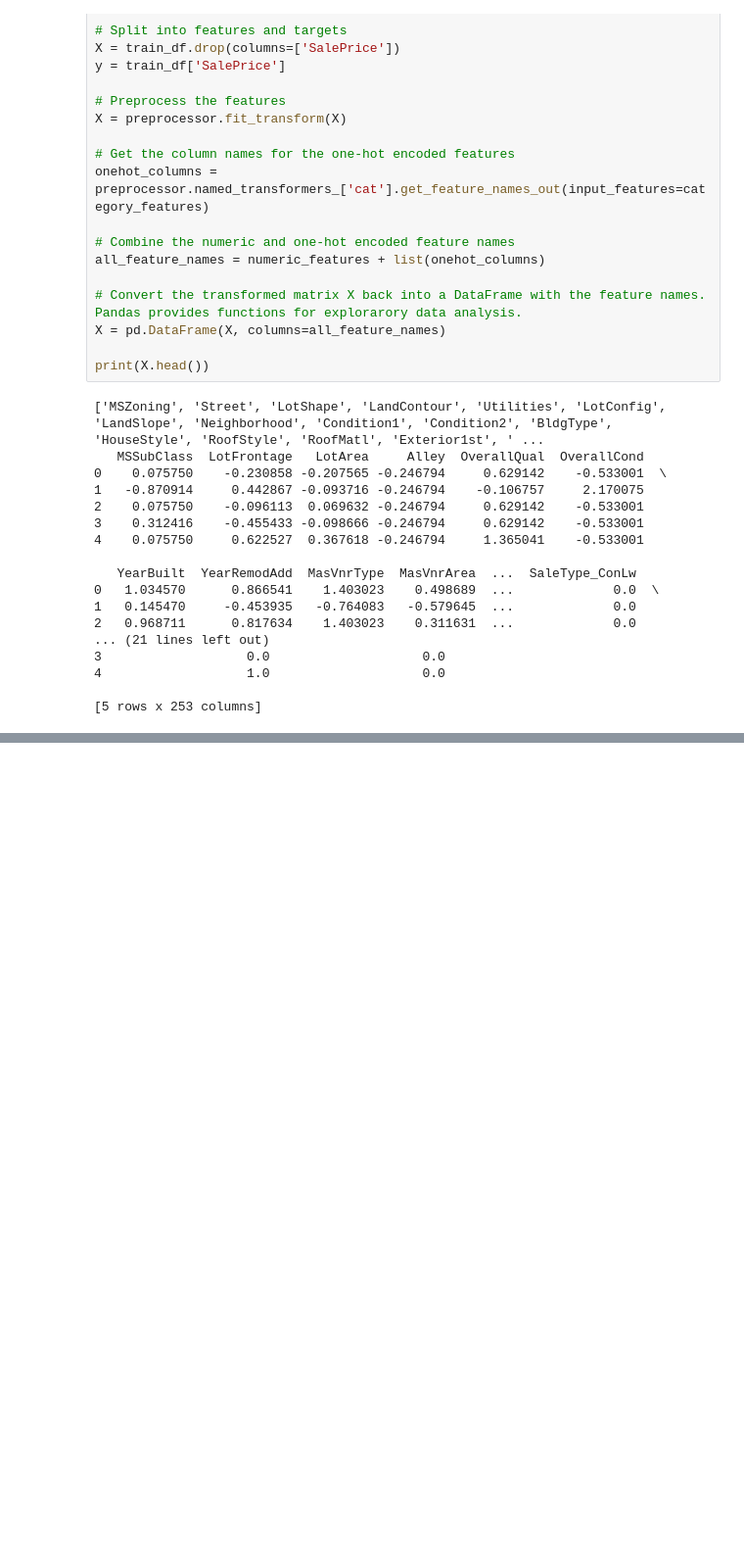
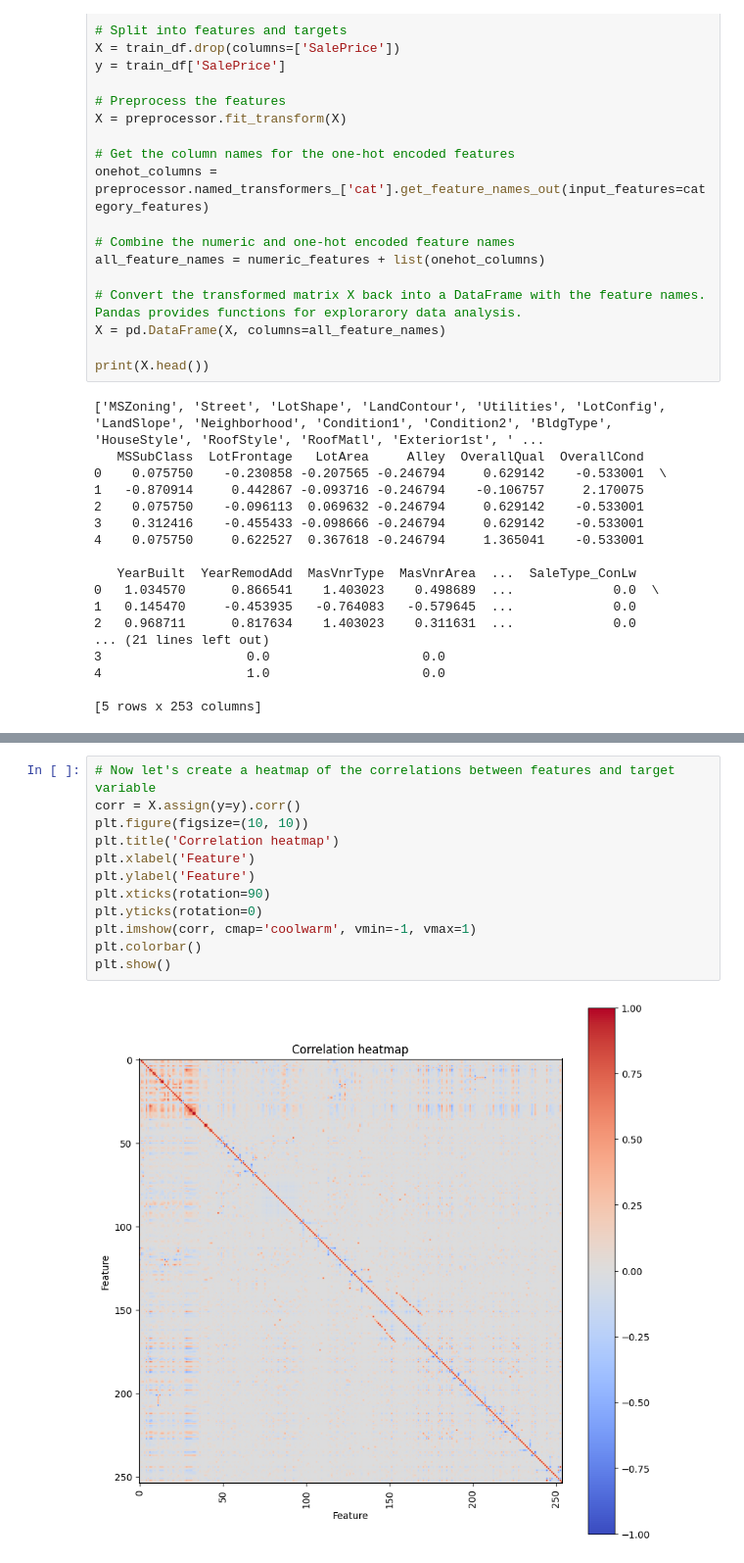
Before and after one commit to isaacj96/HousingMarket, a Jupyter notebook: house-prices-advanced-regression-techniques/main_derrick.ipynb, the cells around one changed output, grey strips where cells are left out. Shown at 98% size. Saved outputs shown, nothing was run; the diff lists cells and outputs as text; blank space fills up the shorter version.

```diff
--- a/house-prices-advanced-regression-techniques/main_derrick.ipynb
+++ b/house-prices-advanced-regression-techniques/main_derrick.ipynb
@@ -239,0 +234,14 @@ print(X.head())
+# %%
+# Now let's create a heatmap of the correlations between features and target variable
+corr = X.assign(y=y).corr()
+plt.figure(figsize=(10, 10))
+plt.title('Correlation heatmap')
+plt.xlabel('Feature')
+plt.ylabel('Feature')
+plt.xticks(rotation=90)
+plt.yticks(rotation=0)
+plt.imshow(corr, cmap='coolwarm', vmin=-1, vmax=1)
+plt.colorbar()
+plt.show()
+# %% [output]
+[figure, added]
```
Also changed, not shown: parts of 2 cells of this notebook.
